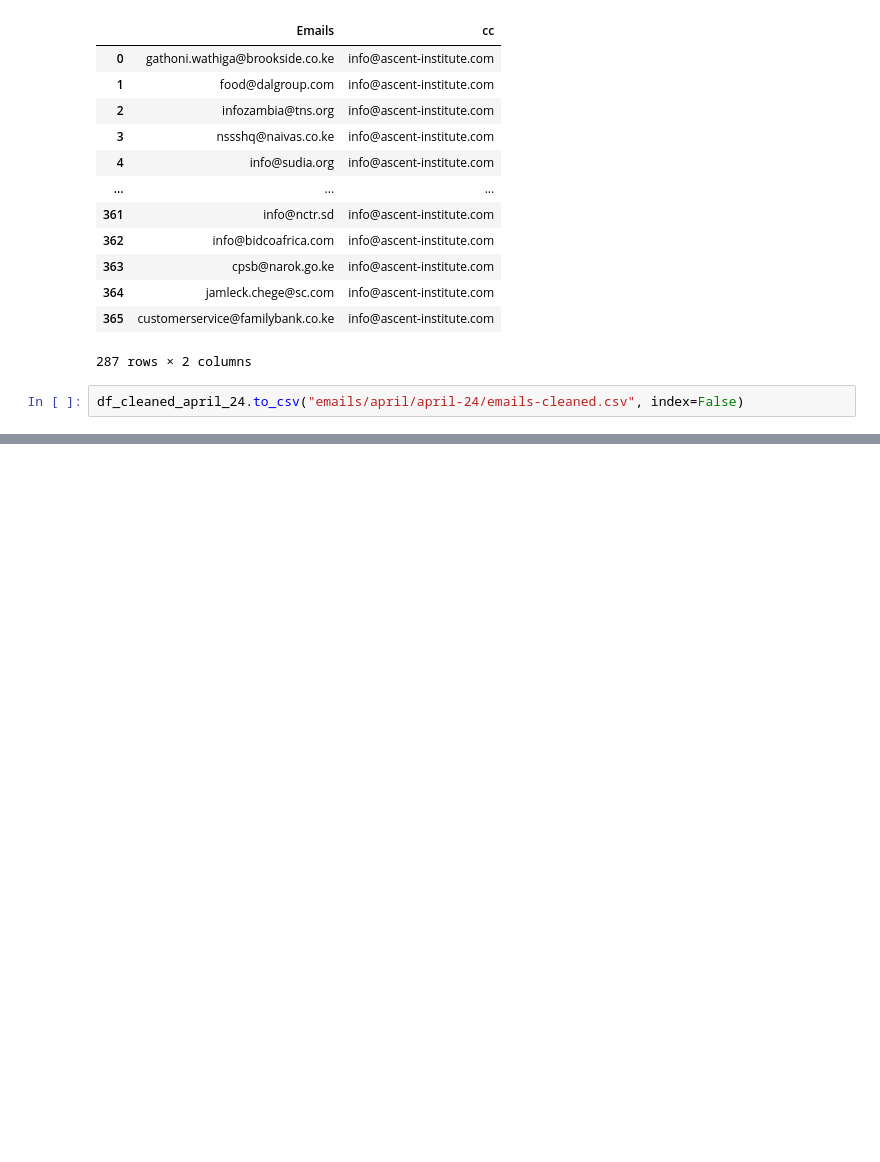
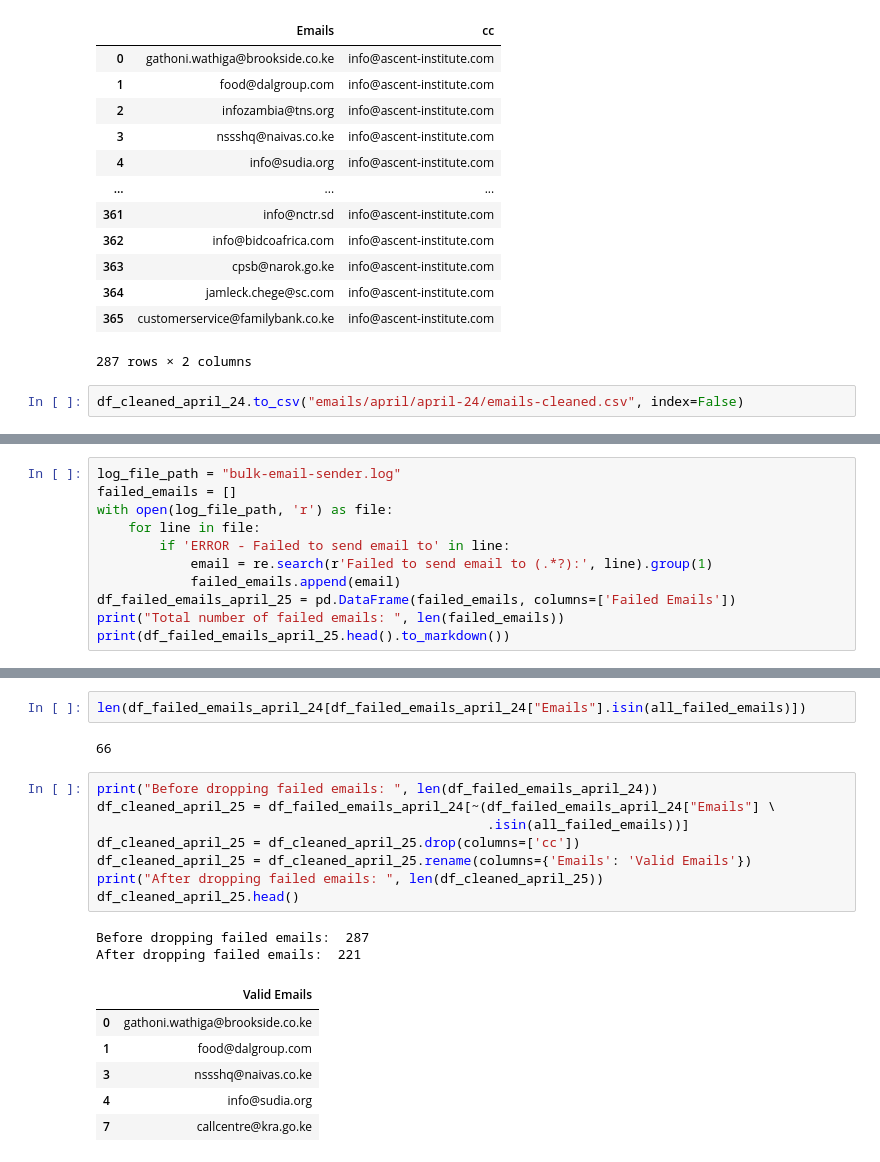
Before and after one commit to IainMosima/bulk-email-sender, a Jupyter notebook: failed.ipynb, the cells around one changed output, grey strips where cells are left out. Drawn from its saved outputs; the diff is of its cells as text; blank space fills up the shorter version.

```diff
--- a/failed.ipynb
+++ b/failed.ipynb
@@ -410,0 +413,11 @@ df_cleaned_april_24.to_csv("emails/april/april-24/emails-cleaned.csv", index=Fal
+# %%
+log_file_path = "bulk-email-sender.log"
+failed_emails = []
+with open(log_file_path, 'r') as file:
+    for line in file:
+        if 'ERROR - Failed to send email to' in line:
+            email = re.search(r'Failed to send email to (.*?):', line).group(1)
+            failed_emails.append(email)
+df_failed_emails_april_25 = pd.DataFrame(failed_emails, columns=['Failed Emails'])
+print("Total number of failed emails: ", len(failed_emails))
+print(df_failed_emails_april_25.head().to_markdown())
@@ -410,0 +490,21 @@ df_cleaned_april_24.to_csv("emails/april/april-24/emails-cleaned.csv", index=Fal
+# %%
+len(df_failed_emails_april_24[df_failed_emails_april_24["Emails"].isin(all_failed_emails)])
+# %% [output]
+66
+# %%
+print("Before dropping failed emails: ", len(df_failed_emails_april_24))
+df_cleaned_april_25 = df_failed_emails_april_24[~(df_failed_emails_april_24["Emails"] \
+                                                  .isin(all_failed_emails))]
+df_cleaned_april_25 = df_cleaned_april_25.drop(columns=['cc'])
+df_cleaned_april_25 = df_cleaned_april_25.rename(columns={'Emails': 'Valid Emails'})
+print("After dropping failed emails: ", len(df_cleaned_april_25))
+df_cleaned_april_25.head()
+# %% [output]
+Before dropping failed emails:  287
+After dropping failed emails:  221
+|  | Valid Emails |
+| 0 | gathoni.wathiga@brookside.co.ke |
+| 1 | food@dalgroup.com |
+| 3 | nssshq@naivas.co.ke |
+| 4 | info@sudia.org |
+| 7 | callcentre@kra.go.ke |
```
Also changed, not shown: parts of 8 cells of this notebook, 7 other files.
